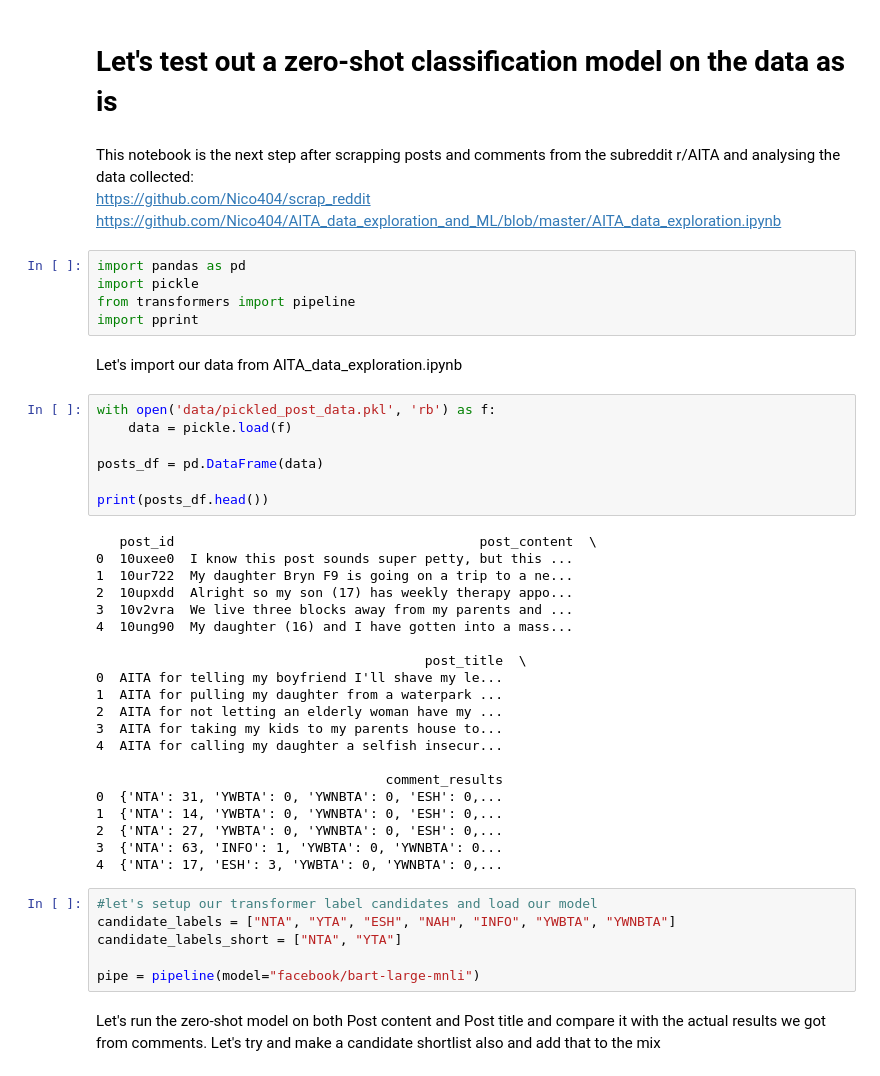
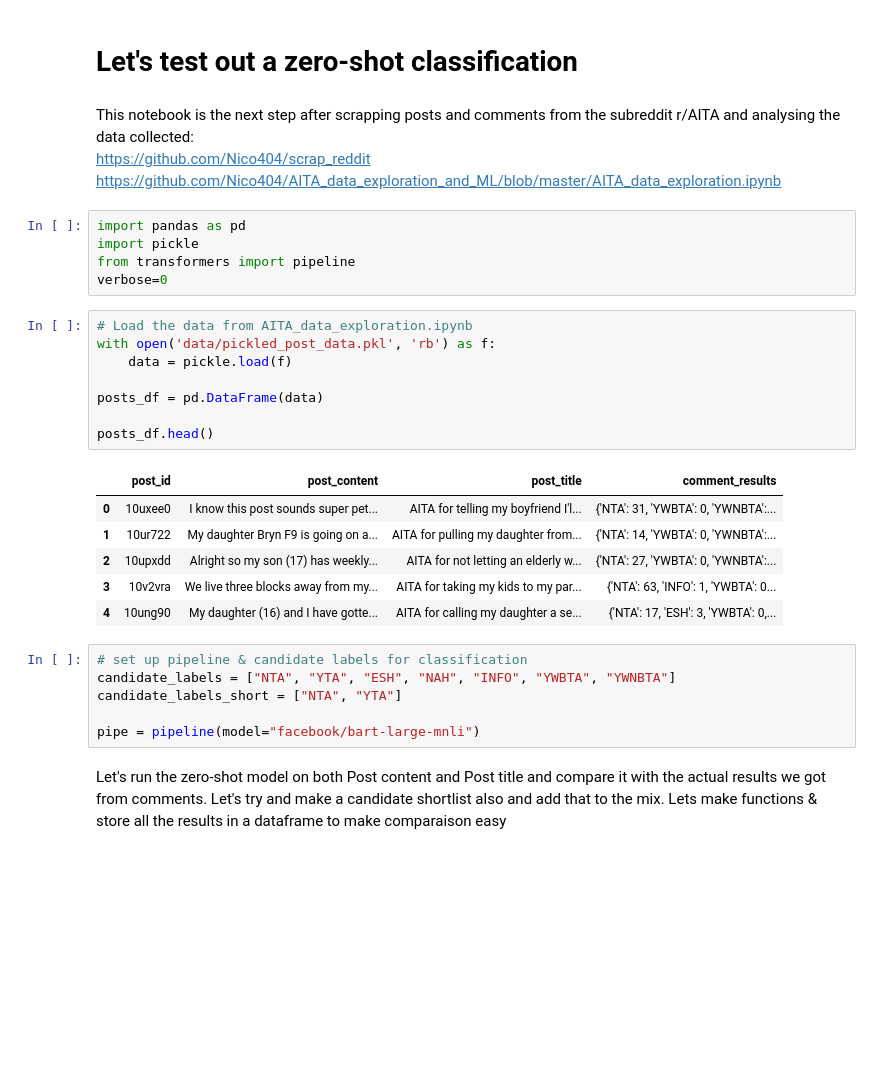
Before and after one commit to Nico404/AITA_data_exploration_and_ML, a Jupyter notebook: ML_models.ipynb, the cells around one changed output. Cells and saved outputs as stored; diff of their text form; blank space fills up the shorter version.

```diff
--- a/ML_models.ipynb
+++ b/ML_models.ipynb
@@ -1,5 +1,5 @@
 # %% [markdown]
-# Let's test out a zero-shot classification model on the data as is
+# Let's test out a zero-shot classification
 # %% [markdown]
 This notebook is the next step after scrapping posts and comments from the subreddit r/AITA and analysing the data collected: <br />
 https://github.com/Nico404/scrap_reddit <br />
@@ -8,43 +8,28 @@ https://github.com/Nico404/AITA_data_exploration_and_ML/blob/master/AITA_data_ex
 import pandas as pd
 import pickle
 from transformers import pipeline
-import pprint
+verbose=0
-# %% [markdown]
-Let's import our data from AITA_data_exploration.ipynb
 # %%
+# Load the data from AITA_data_exploration.ipynb
 with open('data/pickled_post_data.pkl', 'rb') as f:
     data = pickle.load(f)
 
 posts_df = pd.DataFrame(data)
 
-print(posts_df.head())
+posts_df.head()
 # %% [output]
-   post_id                                       post_content  \
-0  10uxee0  I know this post sounds super petty, but this ...
-1  10ur722  My daughter Bryn F9 is going on a trip to a ne...
-2  10upxdd  Alright so my son (17) has weekly therapy appo...
-3  10v2vra  We live three blocks away from my parents and ...
-4  10ung90  My daughter (16) and I have gotten into a mass...
-
-                                          post_title  \
-0  AITA for telling my boyfriend I'll shave my le...
-1  AITA for pulling my daughter from a waterpark ...
-2  AITA for not letting an elderly woman have my ...
-3  AITA for taking my kids to my parents house to...
-4  AITA for calling my daughter a selfish insecur...
-
-                                     comment_results
-0  {'NTA': 31, 'YWBTA': 0, 'YWNBTA': 0, 'ESH': 0,...
-1  {'NTA': 14, 'YWBTA': 0, 'YWNBTA': 0, 'ESH': 0,...
-2  {'NTA': 27, 'YWBTA': 0, 'YWNBTA': 0, 'ESH': 0,...
-3  {'NTA': 63, 'INFO': 1, 'YWBTA': 0, 'YWNBTA': 0...
-4  {'NTA': 17, 'ESH': 3, 'YWBTA': 0, 'YWNBTA': 0,...
+|  | post_id | post_content | post_title | comment_results |
+| 0 | 10uxee0 | I know this post sounds super pet... | AITA for telling my boyfriend I'l... | {'NTA': 31, 'YWBTA': 0, 'YWNBTA':... |
+| 1 | 10ur722 | My daughter Bryn F9 is going on a... | AITA for pulling my daughter from... | {'NTA': 14, 'YWBTA': 0, 'YWNBTA':... |
+| 2 | 10upxdd | Alright so my son (17) has weekly... | AITA for not letting an elderly w... | {'NTA': 27, 'YWBTA': 0, 'YWNBTA':... |
+| 3 | 10v2vra | We live three blocks away from my... | AITA for taking my kids to my par... | {'NTA': 63, 'INFO': 1, 'YWBTA': 0... |
+| 4 | 10ung90 | My daughter (16) and I have gotte... | AITA for calling my daughter a se... | {'NTA': 17, 'ESH': 3, 'YWBTA': 0,... |
 # %%
-#let's setup our transformer label candidates and load our model
+# set up pipeline & candidate labels for classification
 candidate_labels = ["NTA", "YTA", "ESH", "NAH", "INFO", "YWBTA", "YWNBTA"]
 candidate_labels_short = ["NTA", "YTA"]
 
 pipe = pipeline(model="facebook/bart-large-mnli")
 # %% [markdown]
 Let's run the zero-shot model on both Post content and Post title and compare it with the actual results we got from comments.
-Let's try and make a candidate shortlist also and add that to the mix
+Let's try and make a candidate shortlist also and add that to the mix. Lets make functions & store all the results in a dataframe to make comparaison easy
```
Also changed, not shown: parts of 11 cells of this notebook, 1 other file.
